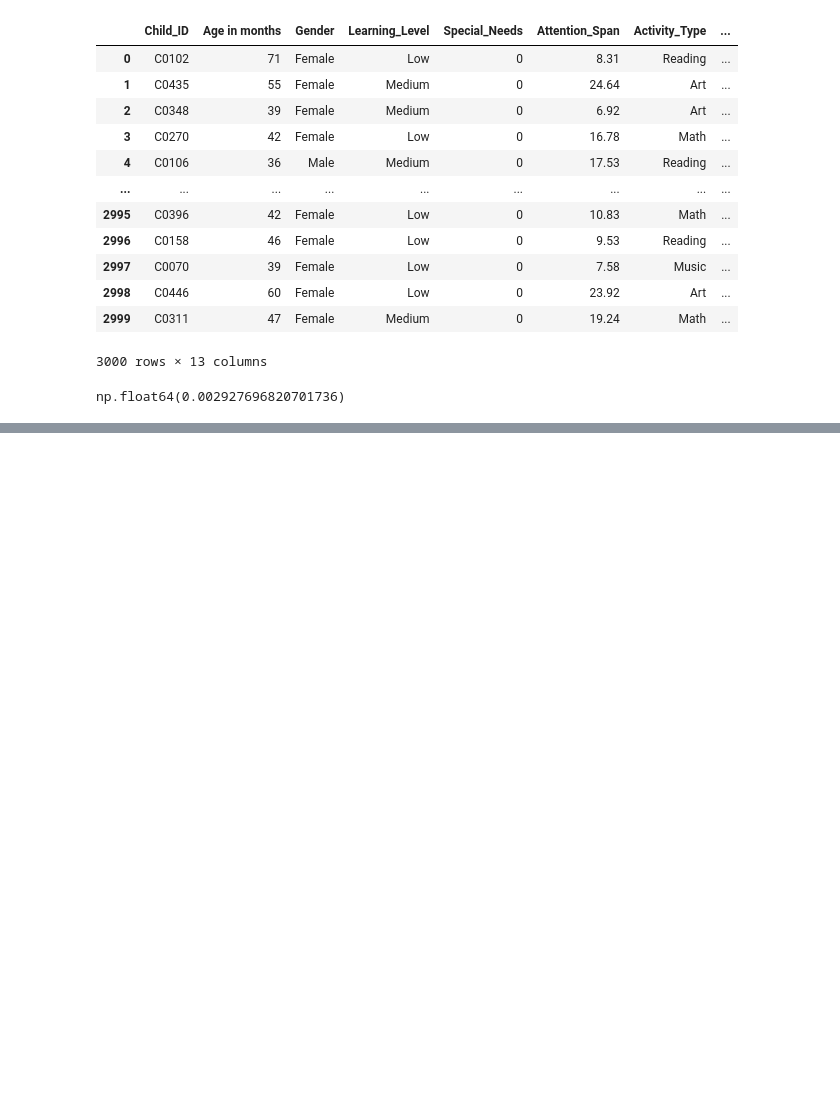
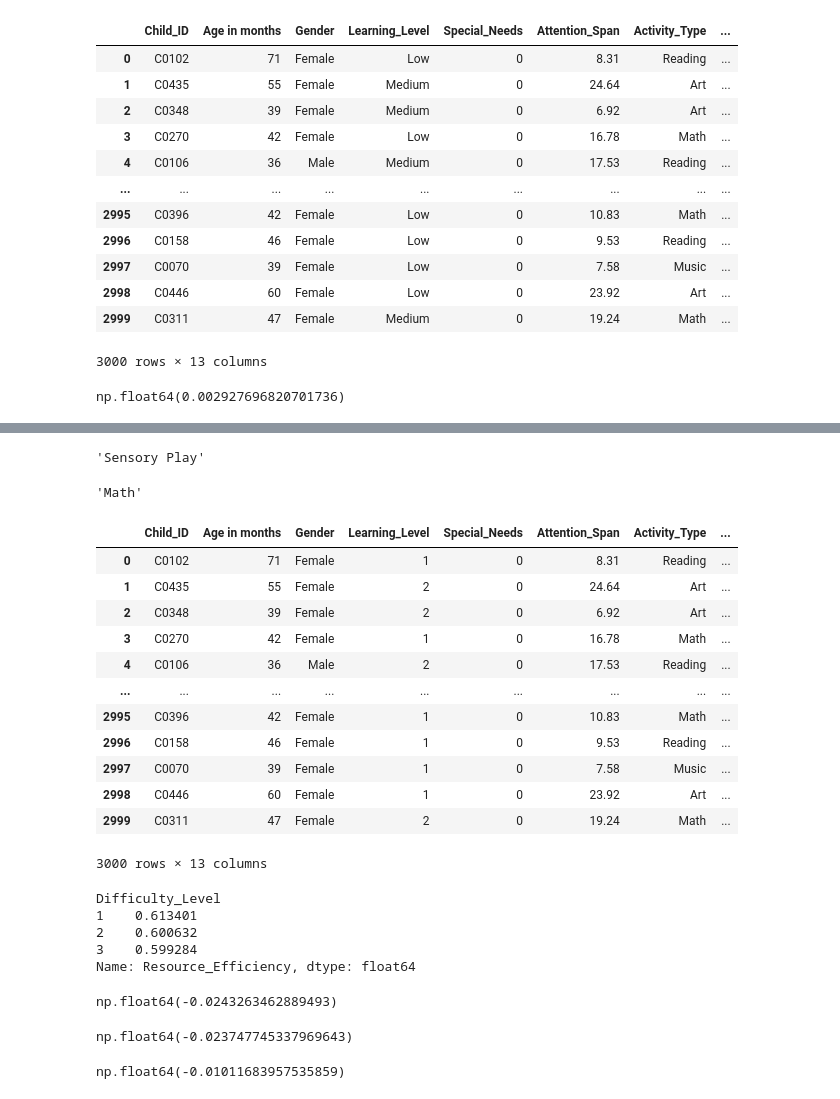
Before and after one commit to chloe-lo-wpp/dataset-asm-05, a Jupyter notebook: RepoClass5Asm.ipynb, the cells around one changed output, grey strips where cells are left out. Drawn from its saved outputs; the diff is of its cells as text; code cells hidden in the pictures; blank space fills up the shorter version.

```diff
--- a/RepoClass5Asm.ipynb
+++ b/RepoClass5Asm.ipynb
@@ -50,0 +159,10 @@ plt.show()
+# %%
+most_engaging = avg_engagement.idxmax()
+most_engaging
+# %% [output]
+'Sensory Play'
+# %%
+least_engaging = avg_engagement.idxmin()
+least_engaging
+# %% [output]
+'Math'
@@ -50,0 +174,49 @@ plt.show()
+# %%
+display(preschool_df)
+# %% [output]
+|  | Child_ID | Age in months | Gender | Learning_Level | Special_Needs | Attention_Span | Activity_Type | ... |
+| 0 | C0102 | 71 | Female | 1 | 0 | 8.31 | Reading | ... |
+| 1 | C0435 | 55 | Female | 2 | 0 | 24.64 | Art | ... |
+| 2 | C0348 | 39 | Female | 2 | 0 | 6.92 | Art | ... |
+| 3 | C0270 | 42 | Female | 1 | 0 | 16.78 | Math | ... |
+| 4 | C0106 | 36 | Male | 2 | 0 | 17.53 | Reading | ... |
+| ... | ... | ... | ... | ... | ... | ... | ... | ... |
+| 2995 | C0396 | 42 | Female | 1 | 0 | 10.83 | Math | ... |
+| 2996 | C0158 | 46 | Female | 1 | 0 | 9.53 | Reading | ... |
+| 2997 | C0070 | 39 | Female | 1 | 0 | 7.58 | Music | ... |
+| 2998 | C0446 | 60 | Female | 1 | 0 | 23.92 | Art | ... |
+| 2999 | C0311 | 47 | Female | 2 | 0 | 19.24 | Math | ... |
+3000 rows × 13 columns
+# %%
+#resource effiency and difficulty_level
+res_diff_lvl = preschool_df.groupby('Difficulty_Level')['Resource_Efficiency'].mean()
+res_diff_lvl
+#the more difficult the activites, the less resource efficiency they are
+# %% [output]
+Difficulty_Level
+1    0.613401
+2    0.600632
+3    0.599284
+Name: Resource_Efficiency, dtype: float64
+# %%
+#correlation of Difficulty_Level and Resource_Efficiency
+res_diff_lvl_corr = preschool_df.Resource_Efficiency.corr(preschool_df.Difficulty_Level)
+res_diff_lvl_corr
+#not much correlation
+# %% [output]
+np.float64(-0.0243263462889493)
+# %%
+#correlation of learning gain and Difficulty_Level
+learn_gain_diff_lvl_corr = preschool_df.Learning_Gain.corr(preschool_df.Difficulty_Level)
+learn_gain_diff_lvl_corr
+# %% [output]
+np.float64(-0.023747745337969643)
+# %%
+#learning lvl vs learning gain
+mapping_learning = {'Low':1,'Medium':2,'High':3}
+preschool_df['Learning_Level'] = preschool_df['Learning_Level'].replace (mapping_learning)
+learning_lvl_gain_corr=preschool_df.Learning_Gain.corr(preschool_df.Learning_Level)
+learning_lvl_gain_corr
+#not much correlation
+# %% [output]
+np.float64(-0.01011683957535859)
```
Also changed, not shown: parts of 25 cells of this notebook.
